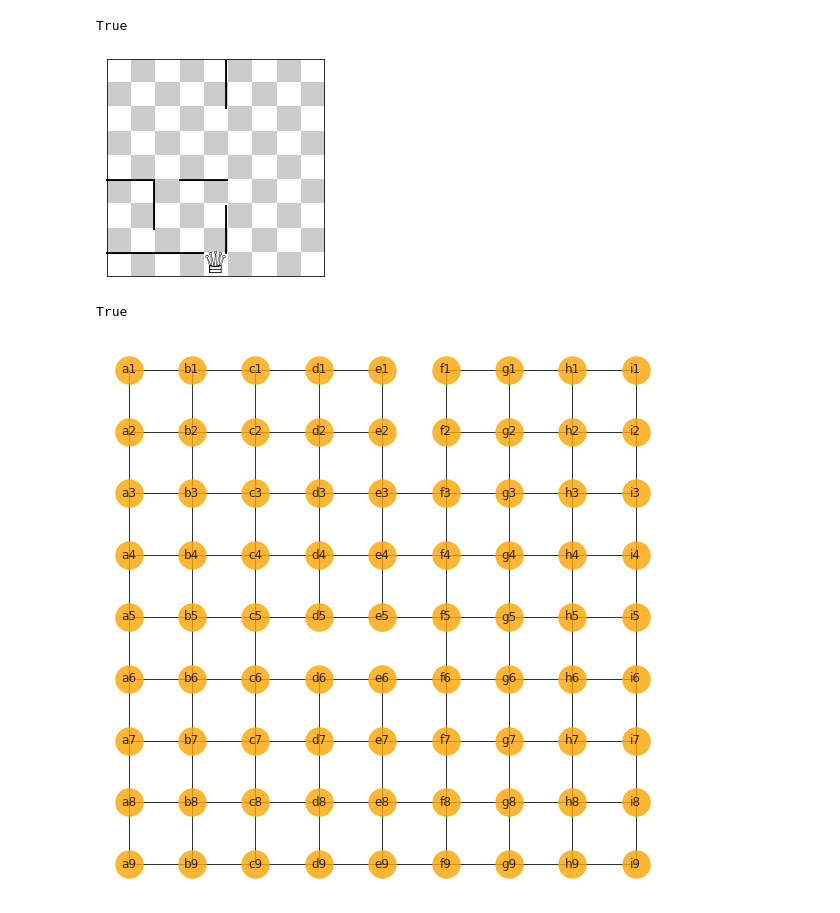
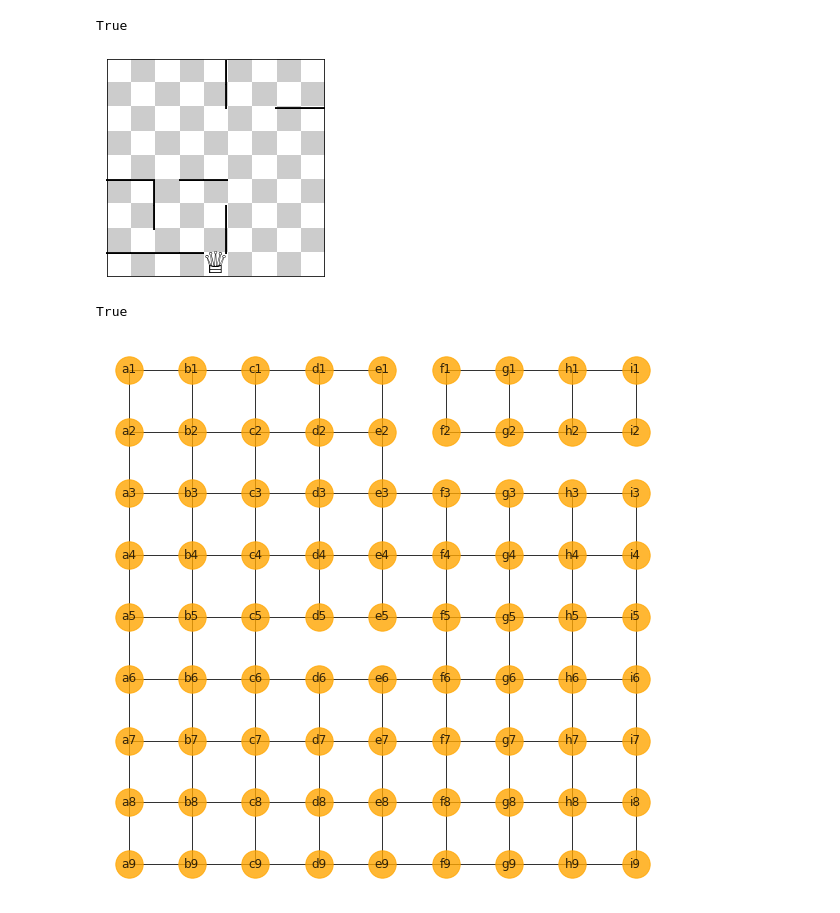
Before and after one commit to sadaakisz/Quoridor_Overthimker, a Jupyter notebook: Test_Notebook.ipynb, the cells around one changed output. Drawn from its saved outputs; the diff is of its cells as text; code cells hidden in the pictures.

```diff
--- a/Test_Notebook.ipynb
+++ b/Test_Notebook.ipynb
@@ -379,17 +379,18 @@ def backtrack(board, target_row, pawn_name, direction):
 # %%
 b1=board()
 b1.add_pawn("p2", pawn(4,0))
 
 b1.add_wall("w5", wall(5, 2, "up"))
 b1.add_wall("w6", wall(5, 5, "left"))
 b1.add_wall("w7", wall(2, 5, "left"))
+b1.add_wall("w12", wall(9, 2, "left"))
 b1.add_wall("w8", wall(2, 7, "up"))
 b1.add_wall("w9", wall(2, 8, "left"))
 b1.add_wall("w10", wall(4, 8, "left"))
 b1.add_wall("w11", wall(5, 8, "up"))
 print(backtrack(b1, 8, "p2", "down"))
 # %% [output]
-[figure, old version]
+[figure, new version]
 True
 # %%
 def drawAL(V, G, Vx):
@@ -446,6 +447,8 @@ nodes, conn, indexed_nodes=buildBoard()
 b3=board()
 b3.add_wall("w8", wall(5, 2, "up"))
 b3.add_wall("w6", wall(5, 5, "left"))
+b3.add_wall("w7", wall(7, 2, "left"))
+b3.add_wall("w10", wall(9, 2, "left"))
 ill_moves=b3.ill_moves("wall")
 conv=[]
 for i in ill_moves:
@@ -459,7 +462,7 @@ drawAL(nodes, conn, indexed_nodes)
 plt.axis('off')
 plt.show()
 # %% [output]
-[figure, old version]
+[figure, new version]
 # %%
 n=len(nodes)
 visited=[False]*n
```
Also changed, not shown: parts of 4 cells of this notebook.
